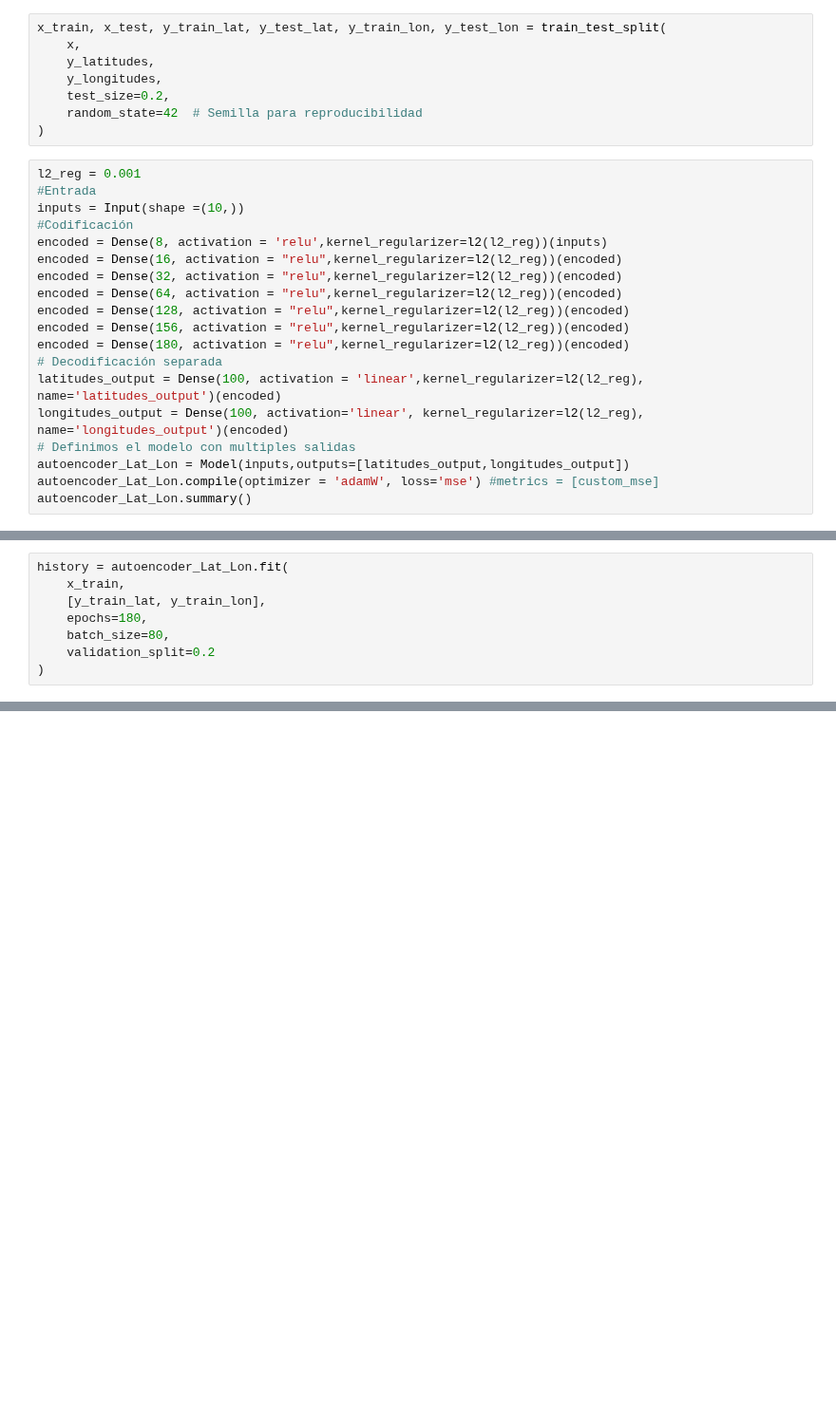
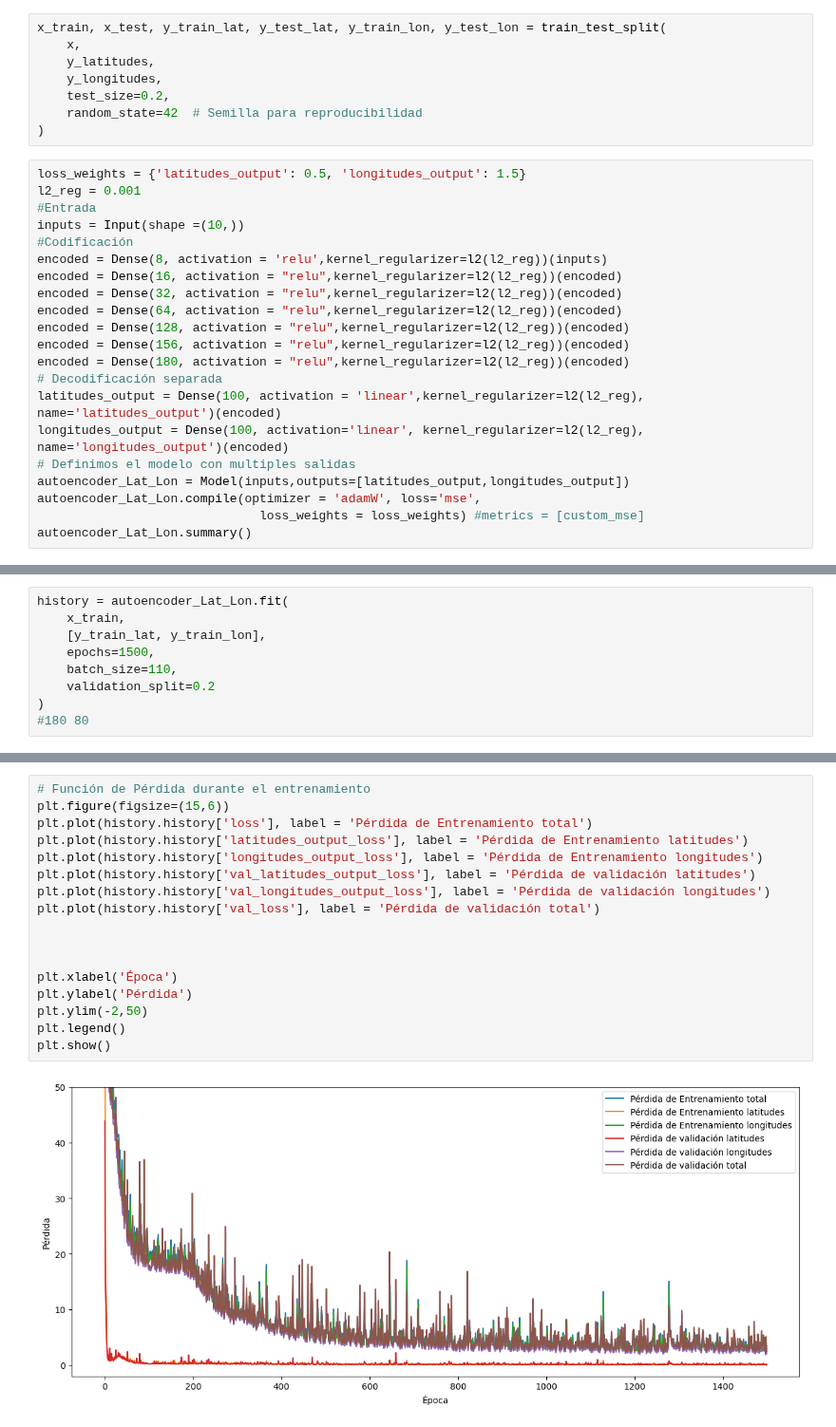
Before and after one commit to ValeFernando840/Ray-Tracing, a Jupyter notebook: Train_Lat_Long_V2.ipynb, the cells around one changed output, grey strips where cells are left out. Shown at 95% size. Saved outputs shown, nothing was run; the diff lists cells and outputs as text; blank space fills up the shorter version.

```diff
--- a/Train_Lat_Long_V2.ipynb
+++ b/Train_Lat_Long_V2.ipynb
@@ -34,6 +34,7 @@ x_train, x_test, y_train_lat, y_test_lat, y_train_lon, y_test_lon = train_test_s
     random_state=42  # Semilla para reproducibilidad
 )
 # %%
+loss_weights = {'latitudes_output': 0.5, 'longitudes_output': 1.5}
 l2_reg = 0.001
 #Entrada
 inputs = Input(shape =(10,))
@@ -50,6 +51,7 @@ latitudes_output = Dense(100, activation = 'linear',kernel_regularizer=l2(l2_reg
 longitudes_output = Dense(100, activation='linear', kernel_regularizer=l2(l2_reg), name='longitudes_output')(encoded)
 # Definimos el modelo con multiples salidas
 autoencoder_Lat_Lon = Model(inputs,outputs=[latitudes_output,longitudes_output])
-autoencoder_Lat_Lon.compile(optimizer = 'adamW', loss='mse') #metrics = [custom_mse]
+autoencoder_Lat_Lon.compile(optimizer = 'adamW', loss='mse',
+                              loss_weights = loss_weights) #metrics = [custom_mse]
 autoencoder_Lat_Lon.summary()
 # %% [output]
@@ -78,8 +80,9 @@ Model: "functional_1"
 history = autoencoder_Lat_Lon.fit(
     x_train,
     [y_train_lat, y_train_lon],
-    epochs=180,
-    batch_size=80,
+    epochs=1500,
+    batch_size=110,
     validation_split=0.2
 )
+#180 80
 # %% [output]
@@ -110 +113,20 @@ loss = autoencoder_Lat_Lon.evaluate(
+# %%
+# Función de Pérdida durante el entrenamiento
+plt.figure(figsize=(15,6))
+plt.plot(history.history['loss'], label = 'Pérdida de Entrenamiento total')
+plt.plot(history.history['latitudes_output_loss'], label = 'Pérdida de Entrenamiento latitudes')
+plt.plot(history.history['longitudes_output_loss'], label = 'Pérdida de Entrenamiento longitudes')
+plt.plot(history.history['val_latitudes_output_loss'], label = 'Pérdida de validación latitudes')
+plt.plot(history.history['val_longitudes_output_loss'], label = 'Pérdida de validación longitudes')
+plt.plot(history.history['val_loss'], label = 'Pérdida de validación total')
+
+
+
+plt.xlabel('Época')
+plt.ylabel('Pérdida')
+plt.ylim(-2,50)
+plt.legend()
+plt.show()
+# %% [output]
+[figure, added]
 # %%
```
Also changed, not shown: parts of 8 cells of this notebook, 22 other files.
